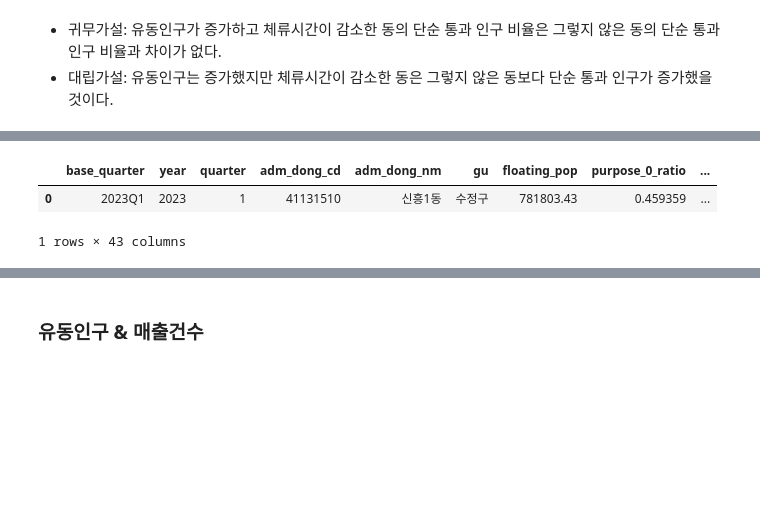
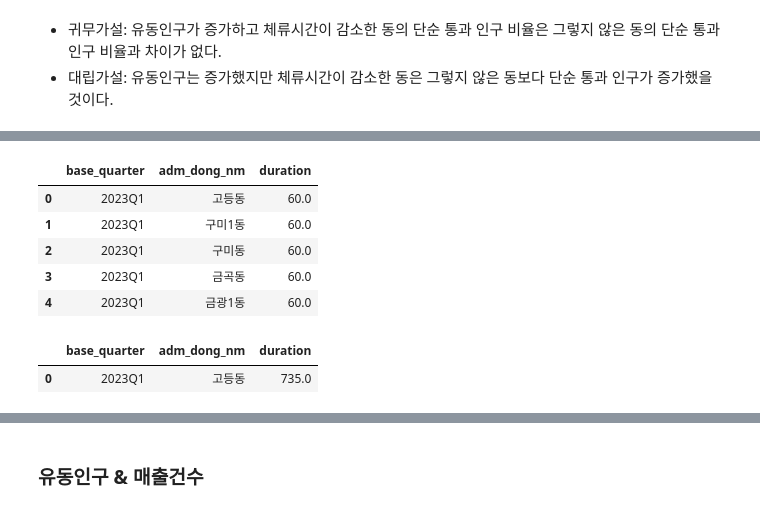
Before and after one commit to bulsajo1/final_project, a Jupyter notebook: eunbi/통계_은비.ipynb, the cells around one changed output, grey strips where cells are left out. Saved outputs shown, nothing was run; the diff lists cells and outputs as text; code cells hidden in the pictures; blank space fills up the shorter version.

```diff
--- a/eunbi/통계_은비.ipynb
+++ b/eunbi/통계_은비.ipynb
@@ -175,0 +242,11 @@ comm_df = pd.read_csv(file_path+'/행정동_분기_DURATION분포.csv')
+# %%
+# 분기별 행정동별 체류시간 중앙값
+df_d = df_pass.groupby(['base_quarter', 'adm_dong_nm']).agg({'duration': "median"}).reset_index()
+df_d.head()
+# %% [output]
+|  | base_quarter | adm_dong_nm | duration |
+| 0 | 2023Q1 | 고등동 | 60.0 |
+| 1 | 2023Q1 | 구미1동 | 60.0 |
+| 2 | 2023Q1 | 구미동 | 60.0 |
+| 3 | 2023Q1 | 금곡동 | 60.0 |
+| 4 | 2023Q1 | 금광1동 | 60.0 |
@@ -176,6 +256,4 @@ comm_df = pd.read_csv(file_path+'/행정동_분기_DURATION분포.csv')
 # %%
-df.head(1)
 # %% [output]
-|  | base_quarter | year | quarter | adm_dong_cd | adm_dong_nm | gu | floating_pop | purpose_0_ratio | ... |
-| 0 | 2023Q1 | 2023 | 1 | 41131510 | 신흥1동 | 수정구 | 781803.43 | 0.459359 | ... |
+|  | base_quarter | adm_dong_nm | duration |
+| 0 | 2023Q1 | 고등동 | 735.0 |
-1 rows × 43 columns
```
Also changed, not shown: parts of 8 cells of this notebook.
